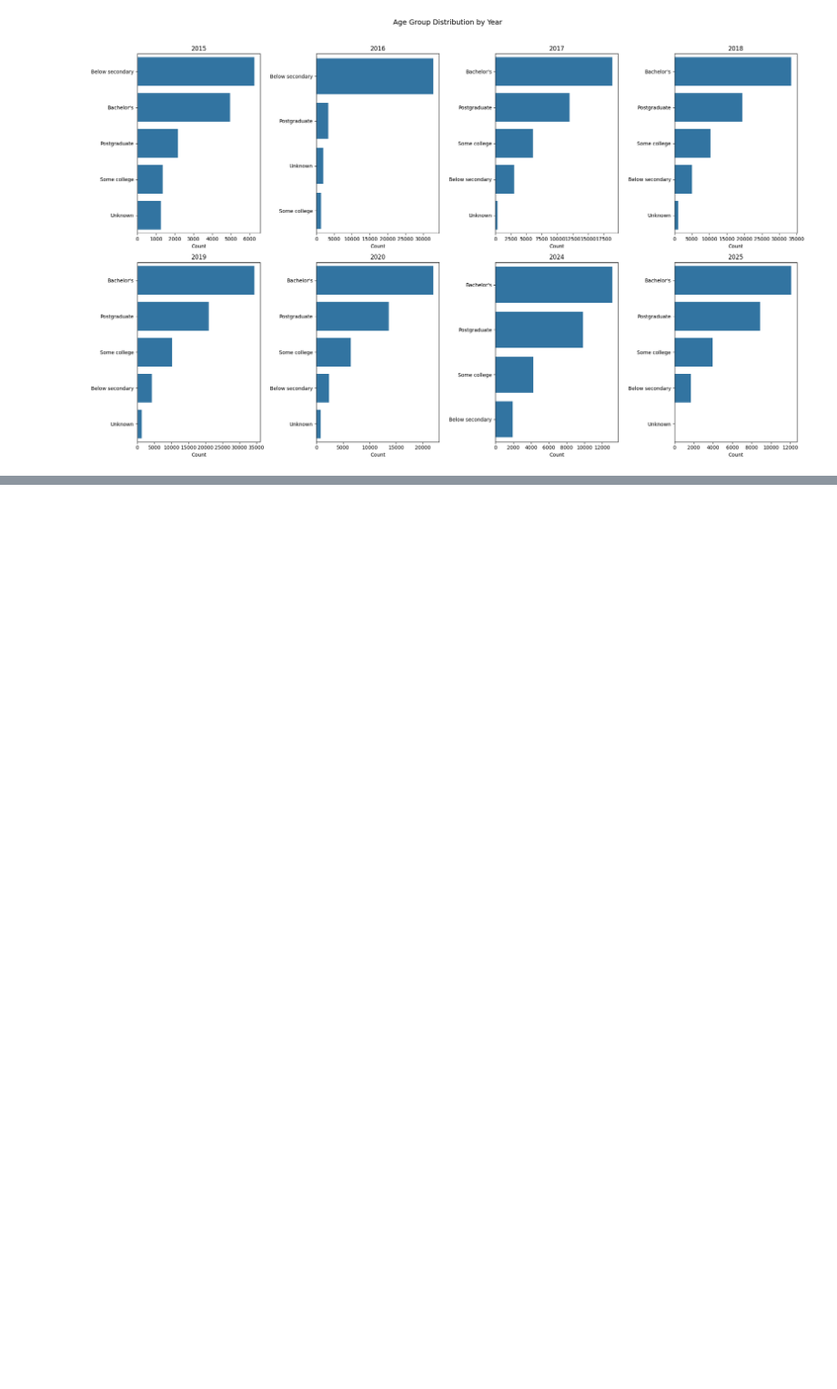
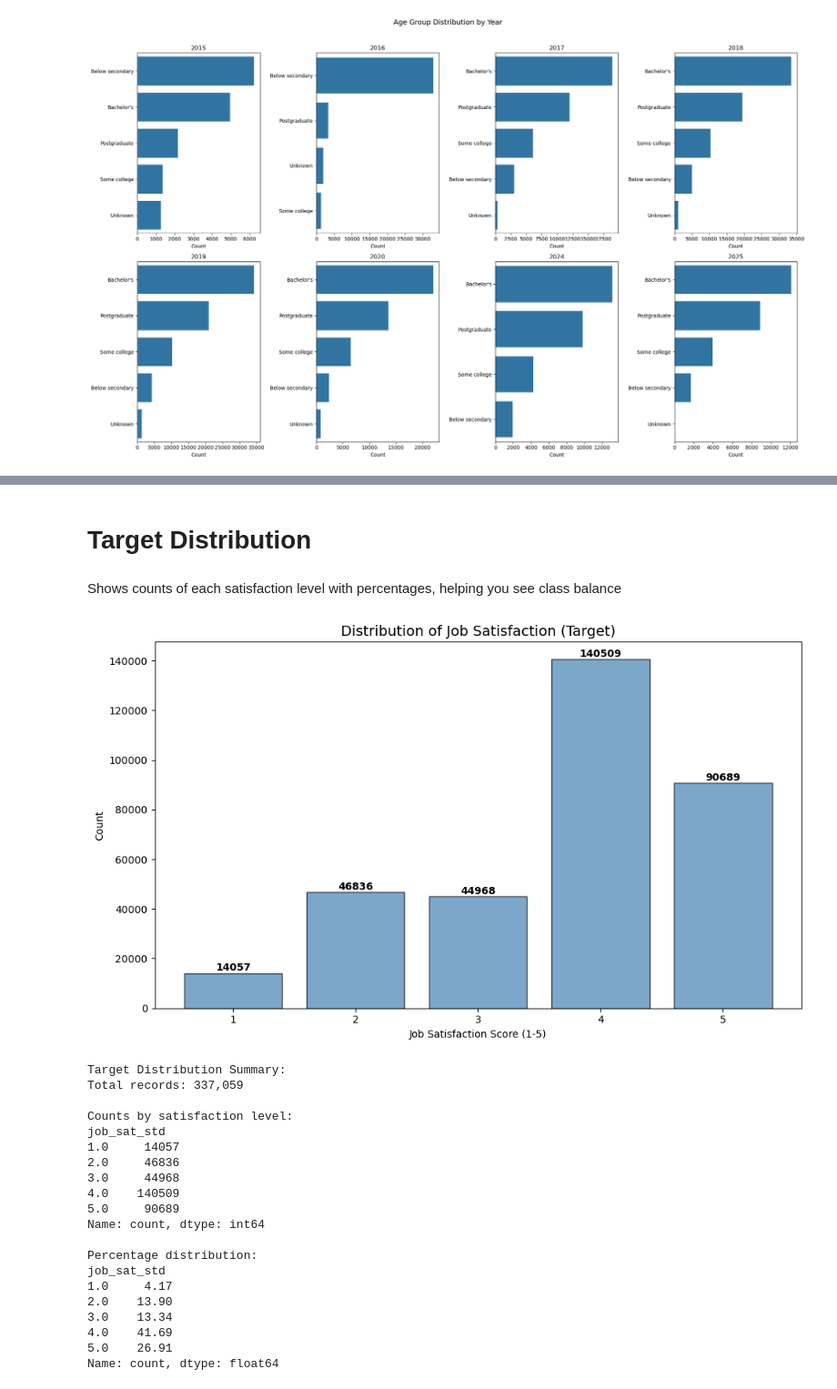
Before and after one commit to Jdrice72901/DSBA-6211-Stack-overflow-Survey-Analysis, a Jupyter notebook: notebooks/modeling_sat.ipynb, the cells around one changed output, grey strips where cells are left out. Shown at 91% size. Saved outputs shown, nothing was run; the diff lists cells and outputs as text; code cells hidden in the pictures; blank space fills up the shorter version.

```diff
--- a/notebooks/modeling_sat.ipynb
+++ b/notebooks/modeling_sat.ipynb
@@ -847,0 +853,51 @@ display(comparison.set_index('Model'))
+# %% [markdown]
+# Target Distribution
+# %% [markdown]
+Shows counts of each satisfaction level with percentages, helping you see class balance
+# %%
+fig, ax = plt.subplots(figsize=(10, 6))
+
+sat_dist = df_model['job_sat_std'].value_counts().sort_index()
+ax.bar(sat_dist.index, sat_dist.values, color='steelblue', edgecolor='black', alpha=0.7)
+
+ax.set_title('Distribution of Job Satisfaction (Target)', fontsize=14)
+ax.set_xlabel('Job Satisfaction Score (1-5)')
+ax.set_ylabel('Count')
+ax.set_xticks([1, 2, 3, 4, 5])
+
+# Add counts on bars
+for i, v in enumerate(sat_dist.values):
+    ax.text(sat_dist.index[i], v + 100, str(v), ha='center', va='bottom', fontweight='bold')
+
+plt.tight_layout()
+plt.show()
+
+# Print summary statistics
+print("Target Distribution Summary:")
+print(f"Total records: {len(df_model):,}")
+print(f"\nCounts by satisfaction level:")
+print(sat_dist)
+print(f"\nPercentage distribution:")
+print((sat_dist / len(df_model) * 100).round(2))
+# %% [output]
+[figure, added]
+Target Distribution Summary:
+Total records: 337,059
+
+Counts by satisfaction level:
+job_sat_std
+1.0     14057
+2.0     46836
+3.0     44968
+4.0    140509
+5.0     90689
+Name: count, dtype: int64
+
+Percentage distribution:
+job_sat_std
+1.0     4.17
+2.0    13.90
+3.0    13.34
+4.0    41.69
+5.0    26.91
+Name: count, dtype: float64
```
Also changed, not shown: parts of 18 cells of this notebook, 2 other files.
